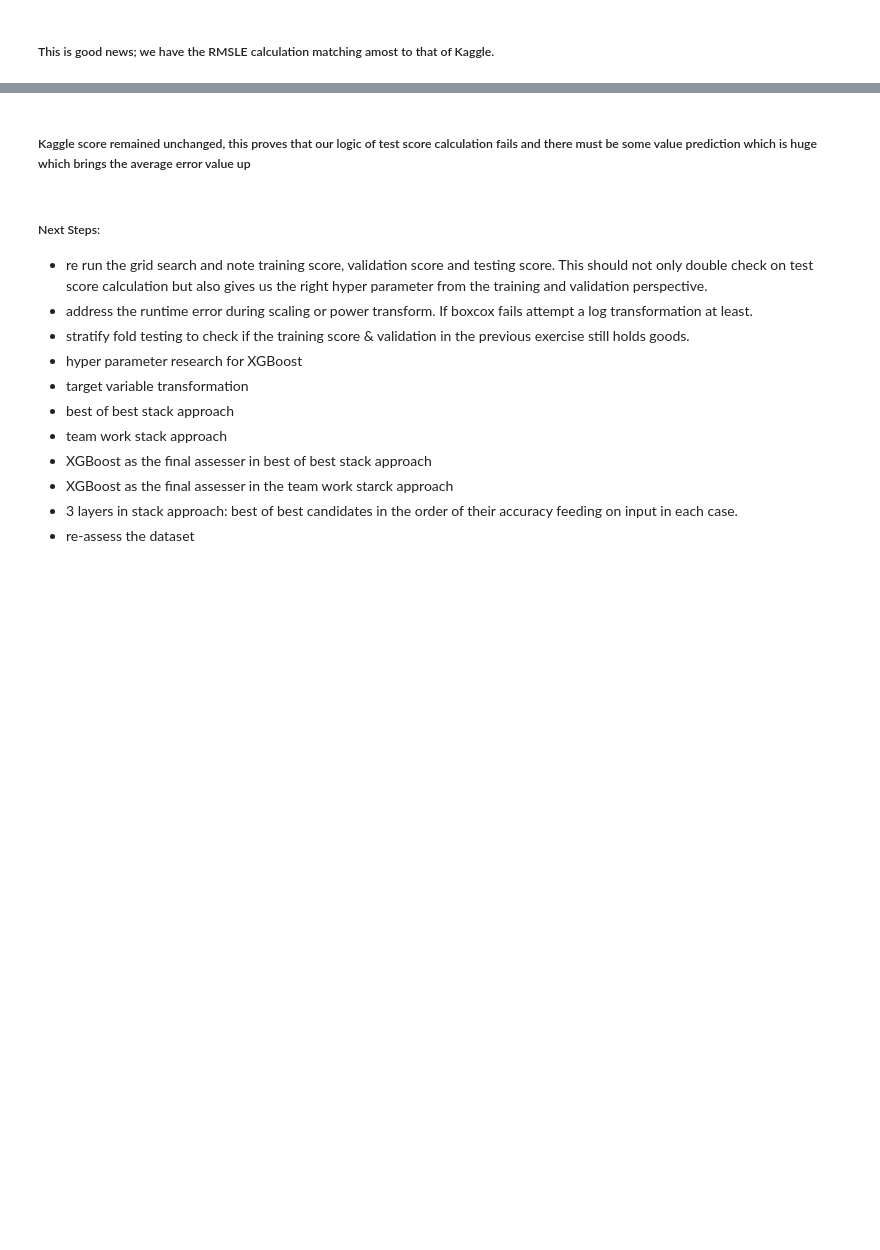
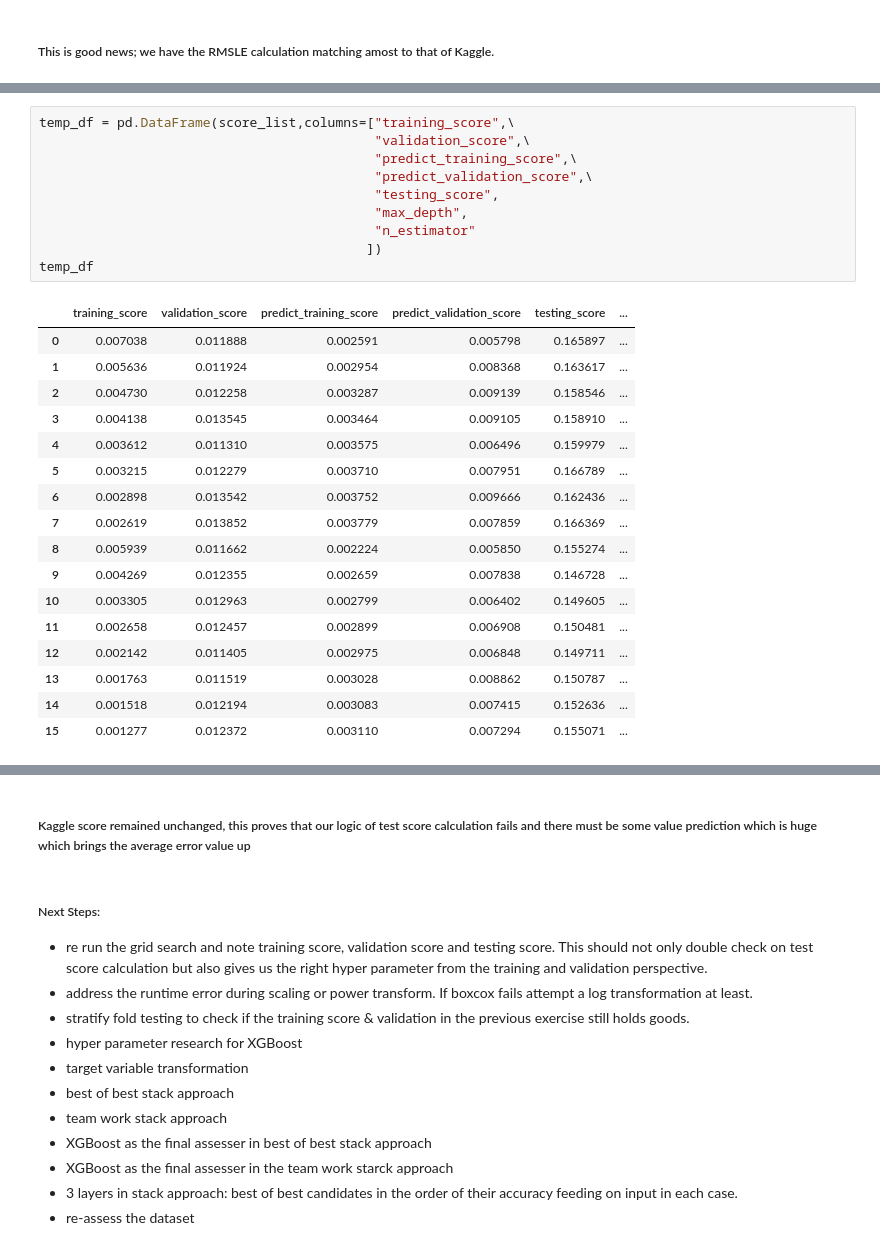
Before and after one commit to PadmarajBhat/Kaggle-Dataset-Exploration, a Jupyter notebook: House Prices- Advanced Regression Techniques/ML/House Prices - ART(Modelling and Fine Tuning).ipynb, the cells around one changed output, grey strips where cells are left out. Drawn from its saved outputs; the diff is of its cells as text; blank space fills up the shorter version.

```diff
--- a/House Prices- Advanced Regression Techniques/ML/House Prices - ART(Modelling and Fine Tuning).ipynb
+++ b/House Prices- Advanced Regression Techniques/ML/House Prices - ART(Modelling and Fine Tuning).ipynb
@@ -434,0 +466,28 @@ sorted(score_list,key= lambda x:x[0])
+# %%
+temp_df = pd.DataFrame(score_list,columns=["training_score",\
+                                           "validation_score",\
+                                           "predict_training_score",\
+                                           "predict_validation_score",\
+                                           "testing_score",
+                                           "max_depth",
+                                           "n_estimator"
+                                          ])
+temp_df
+# %% [output]
+|  | training_score | validation_score | predict_training_score | predict_validation_score | testing_score | ... |
+| 0 | 0.007038 | 0.011888 | 0.002591 | 0.005798 | 0.165897 | ... |
+| 1 | 0.005636 | 0.011924 | 0.002954 | 0.008368 | 0.163617 | ... |
+| 2 | 0.004730 | 0.012258 | 0.003287 | 0.009139 | 0.158546 | ... |
+| 3 | 0.004138 | 0.013545 | 0.003464 | 0.009105 | 0.158910 | ... |
+| 4 | 0.003612 | 0.011310 | 0.003575 | 0.006496 | 0.159979 | ... |
+| 5 | 0.003215 | 0.012279 | 0.003710 | 0.007951 | 0.166789 | ... |
+| 6 | 0.002898 | 0.013542 | 0.003752 | 0.009666 | 0.162436 | ... |
+| 7 | 0.002619 | 0.013852 | 0.003779 | 0.007859 | 0.166369 | ... |
+| 8 | 0.005939 | 0.011662 | 0.002224 | 0.005850 | 0.155274 | ... |
+| 9 | 0.004269 | 0.012355 | 0.002659 | 0.007838 | 0.146728 | ... |
+| 10 | 0.003305 | 0.012963 | 0.002799 | 0.006402 | 0.149605 | ... |
+| 11 | 0.002658 | 0.012457 | 0.002899 | 0.006908 | 0.150481 | ... |
+| 12 | 0.002142 | 0.011405 | 0.002975 | 0.006848 | 0.149711 | ... |
+| 13 | 0.001763 | 0.011519 | 0.003028 | 0.008862 | 0.150787 | ... |
+| 14 | 0.001518 | 0.012194 | 0.003083 | 0.007415 | 0.152636 | ... |
+| 15 | 0.001277 | 0.012372 | 0.003110 | 0.007294 | 0.155071 | ... |
```
Also changed, not shown: parts of 21 cells of this notebook.
